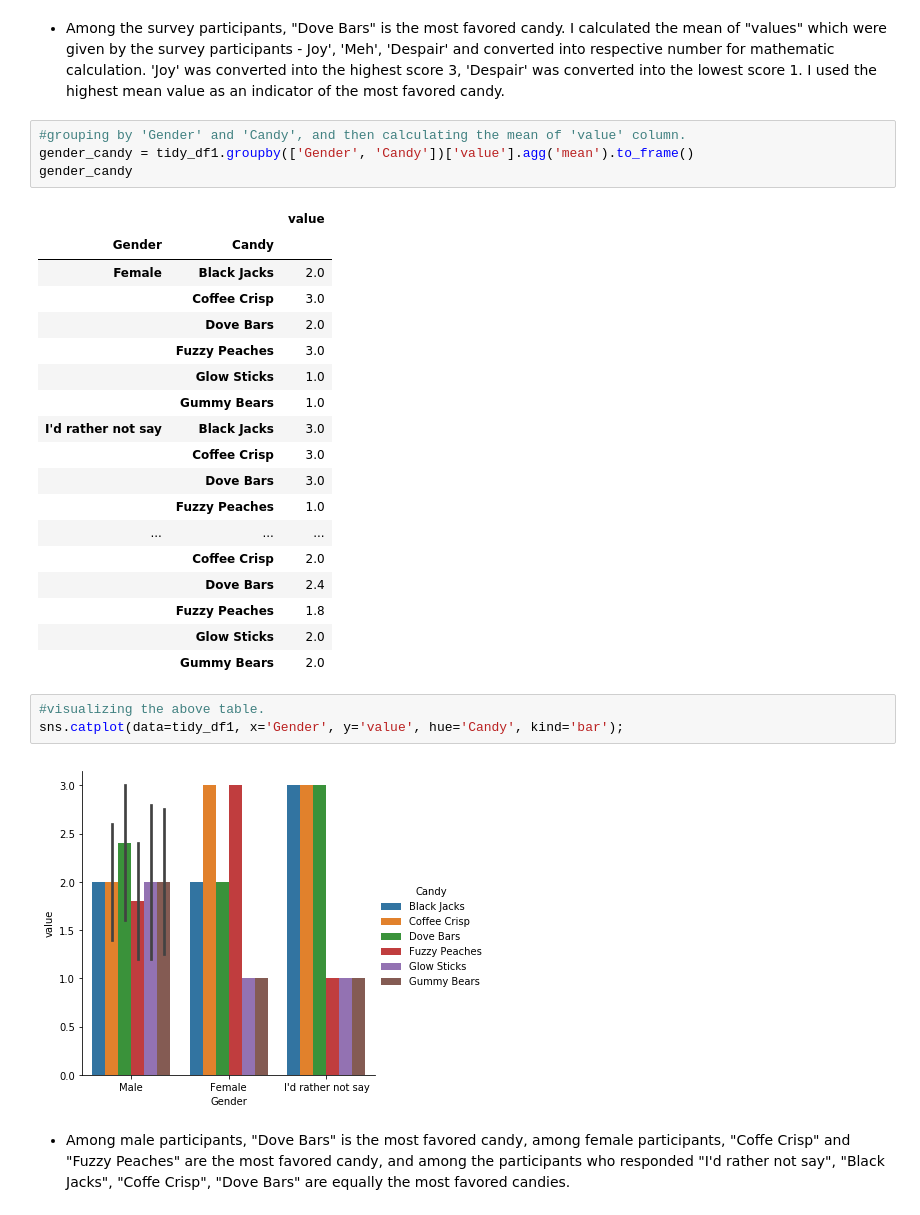
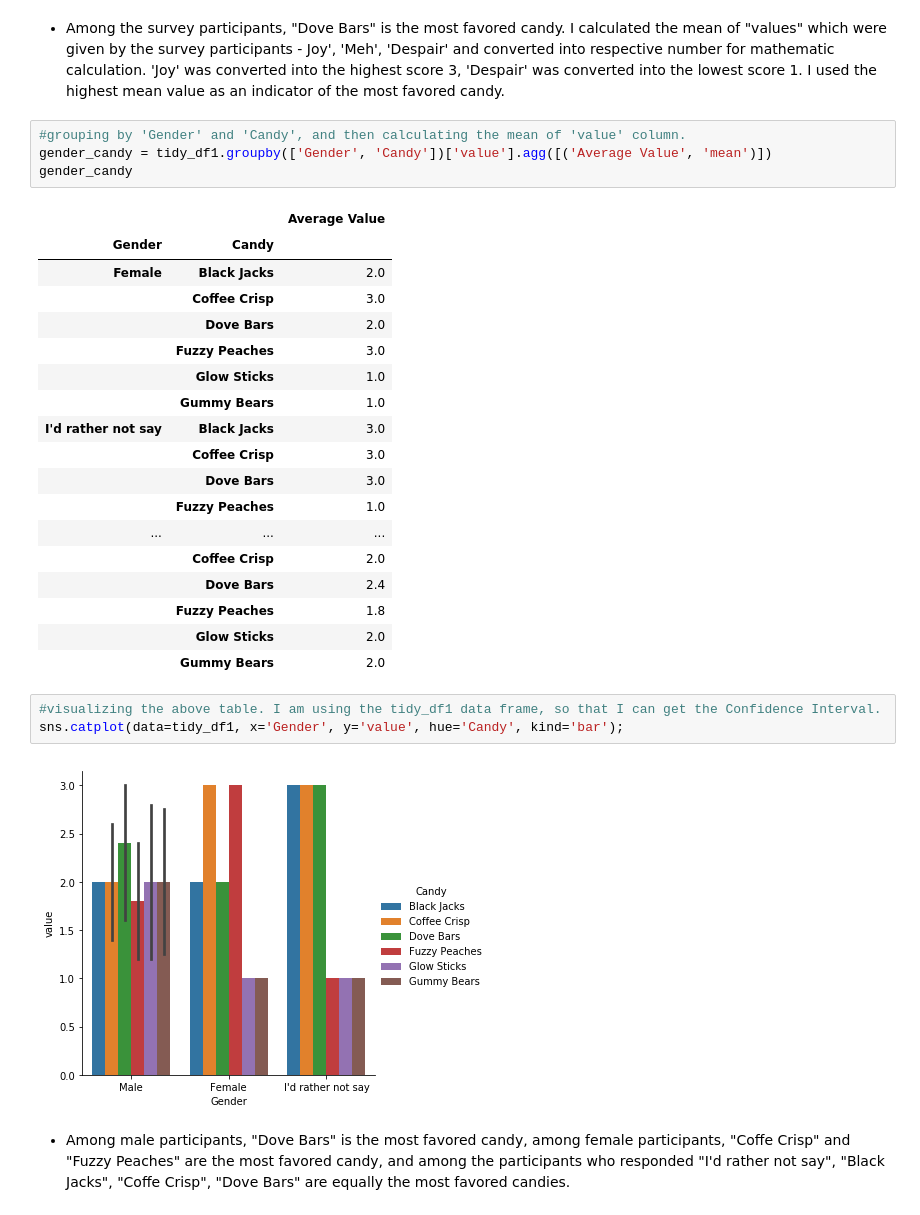
Before and after one commit to mhan1/DAV-5400, a Jupyter notebook: M_Han_Project3.ipynb, the cells around one changed output. Drawn from its saved outputs; the diff is of its cells as text.

```diff
--- a/M_Han_Project3.ipynb
+++ b/M_Han_Project3.ipynb
@@ -103,10 +115,10 @@ h_candy.plot(title='Candy Hierarchy', colormap='coolwarm',
 - Among the survey participants, "Dove Bars" is the most favored candy. I calculated the mean of "values" which were given by the survey participants - Joy', 'Meh', 'Despair' and converted into respective number for mathematic calculation. 'Joy' was converted into the highest score 3, 'Despair' was converted into the lowest score 1. I used the highest mean value as an indicator of the most favored candy.
 # %%
 #grouping by 'Gender' and 'Candy', and then calculating the mean of 'value' column.
-gender_candy = tidy_df1.groupby(['Gender', 'Candy'])['value'].agg('mean').to_frame()
+gender_candy = tidy_df1.groupby(['Gender', 'Candy'])['value'].agg([('Average Value', 'mean')])
 gender_candy
 # %% [output]
-|  |  | value |
+|  |  | Average Value |
 | Gender | Candy |  |
 | Female | Black Jacks | 2.0 |
 |  | Coffee Crisp | 3.0 |
@@ -125,7 +137,7 @@ gender_candy
 |  | Glow Sticks | 2.0 |
 |  | Gummy Bears | 2.0 |
 # %%
-#visualizing the above table.
+#visualizing the above table. I am using the tidy_df1 data frame, so that I can get the Confidence Interval.
 sns.catplot(data=tidy_df1, x='Gender', y='value', hue='Candy', kind='bar');
 # %% [output]
 [figure]
```
Also changed, not shown: parts of 14 cells of this notebook.
